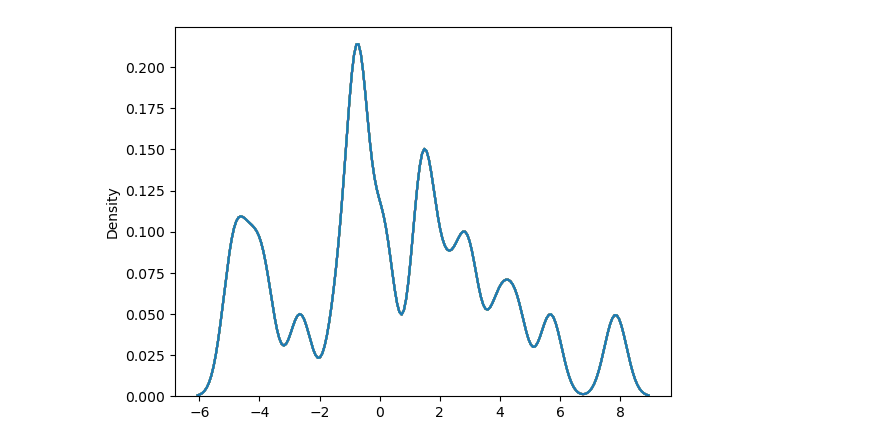
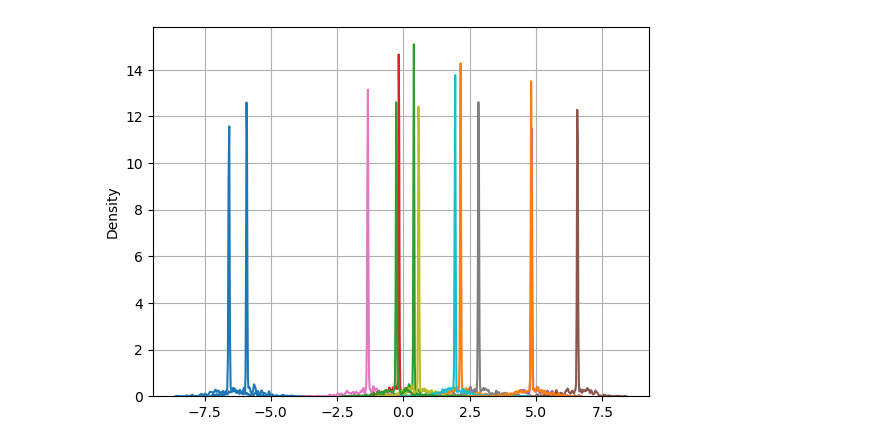
Before and after one commit to Davidson-Lova/PFE_BNN_ABS_SS, a Jupyter notebook: weightAnalysis.ipynb, the cells around one changed output. Cells and saved outputs as stored; diff of their text form; code cells hidden in the pictures.

```diff
--- a/weightAnalysis.ipynb
+++ b/weightAnalysis.ipynb
@@ -7,13 +9,11 @@ import numpy as np
 # %%
-thetas = torch.load('thetas/Thetas06-04-2023_11:31:59.pt')
+thetas = torch.load('thetas/Thetas06-04-2023_13:45:14.pt')
 # %%
-kmax = 10
-for k in range(theta.shape[1]) :
-    sns.kdeplot(theta[:,k].detach().numpy(),bw_adjust=.2)
-    if k >= kmax :
-        break
+for k in range(thetas.shape[0]) :
+    sns.kdeplot(thetas[k,:].detach().numpy(),bw_adjust=.2)
+    plt.grid('on')
 # %% [output]
-[figure, old version]
+[figure, new version]
 # %%
 # Definition de la fonction de test
 def f(x, sigma):
```
Also changed, not shown: parts of 9 cells of this notebook, 3 other files.
